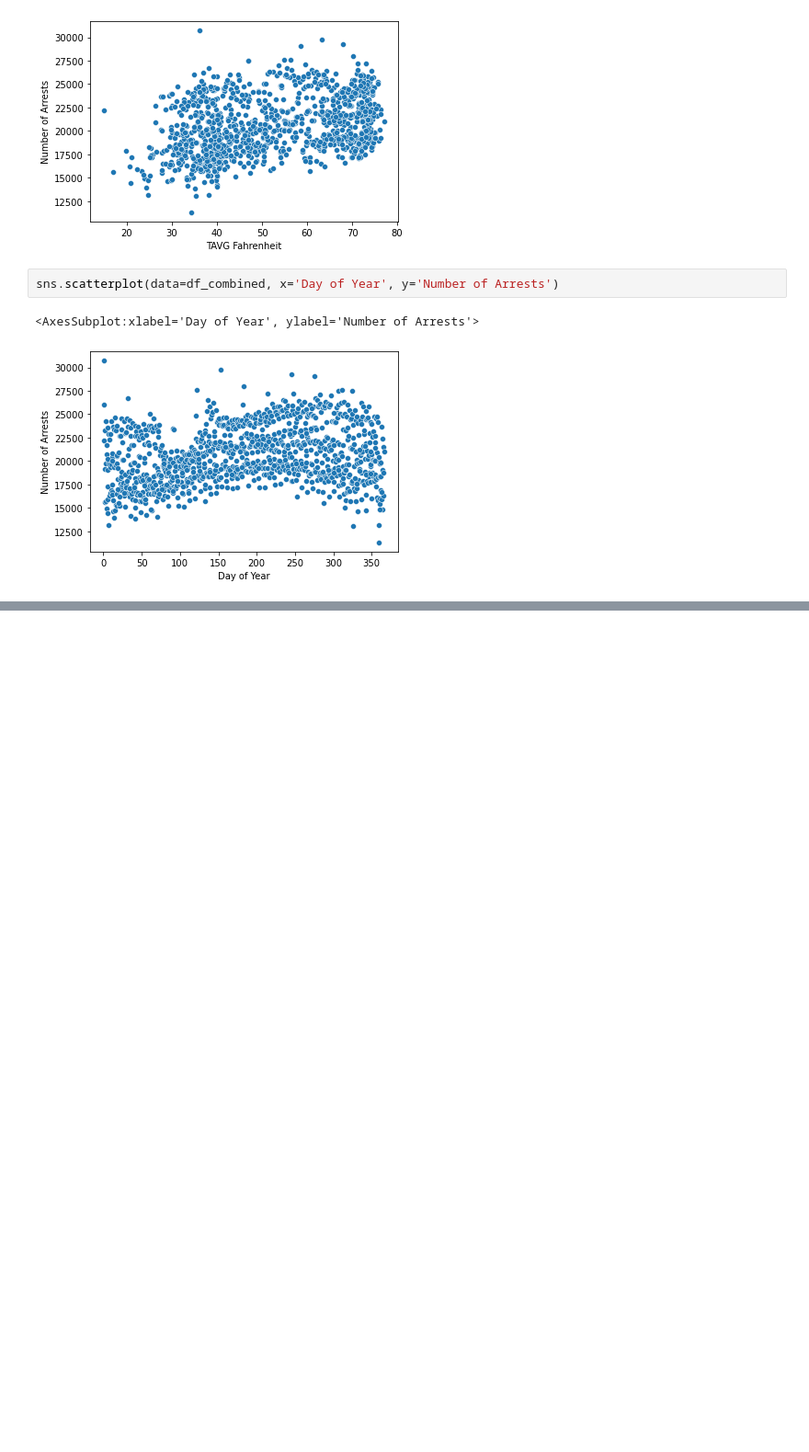
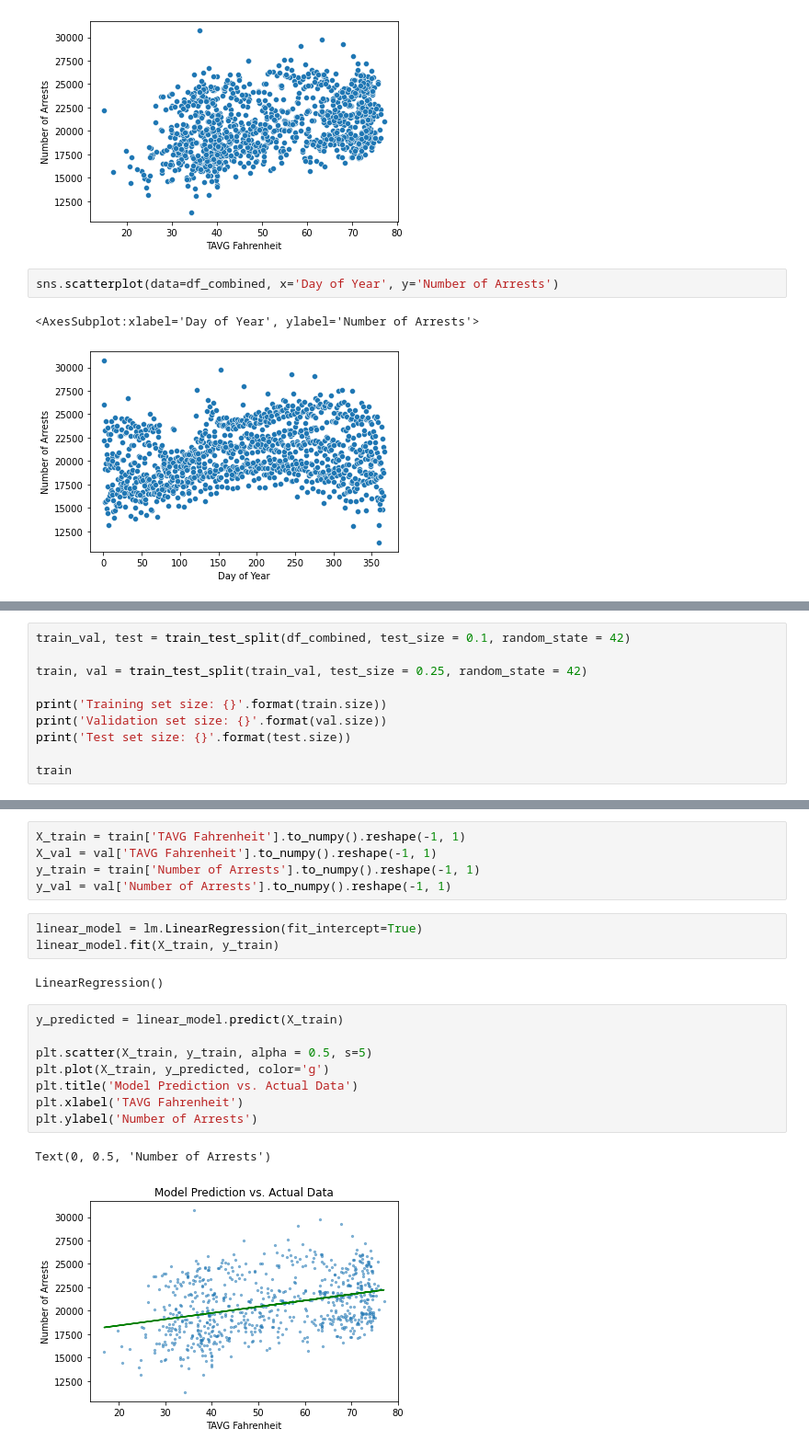
Before and after one commit to gavintchan/data200-grad-project, a Jupyter notebook: data200_grad_project.ipynb, the cells around one changed output, grey strips where cells are left out. Shown at 92% size. Cells and saved outputs as stored; diff of their text form; blank space fills up the shorter version.

Commit message:
first pass at linear model, residual plot is incorrect and need to fix

```diff
--- a/data200_grad_project.ipynb
+++ b/data200_grad_project.ipynb
@@ -1132,0 +1142,10 @@ sns.scatterplot(data=df_combined, x='Day of Year', y='Number of Arrests')
+# %%
+train_val, test = train_test_split(df_combined, test_size = 0.1, random_state = 42)
+
+train, val = train_test_split(train_val, test_size = 0.25, random_state = 42)
+
+print('Training set size: {}'.format(train.size))
+print('Validation set size: {}'.format(val.size))
+print('Test set size: {}'.format(test.size))
+
+train
@@ -1132,0 +1182,21 @@ sns.scatterplot(data=df_combined, x='Day of Year', y='Number of Arrests')
+# %%
+X_train = train['TAVG Fahrenheit'].to_numpy().reshape(-1, 1)
+X_val = val['TAVG Fahrenheit'].to_numpy().reshape(-1, 1)
+y_train = train['Number of Arrests'].to_numpy().reshape(-1, 1)
+y_val = val['Number of Arrests'].to_numpy().reshape(-1, 1)
+# %%
+linear_model = lm.LinearRegression(fit_intercept=True)
+linear_model.fit(X_train, y_train)
+# %% [output]
+LinearRegression()
+# %%
+y_predicted = linear_model.predict(X_train)
+
+plt.scatter(X_train, y_train, alpha = 0.5, s=5)
+plt.plot(X_train, y_predicted, color='g')
+plt.title('Model Prediction vs. Actual Data')
+plt.xlabel('TAVG Fahrenheit')
+plt.ylabel('Number of Arrests')
+# %% [output]
+Text(0, 0.5, 'Number of Arrests')
+[figure, added]
```
Also changed, not shown: parts of 10 cells of this notebook.
